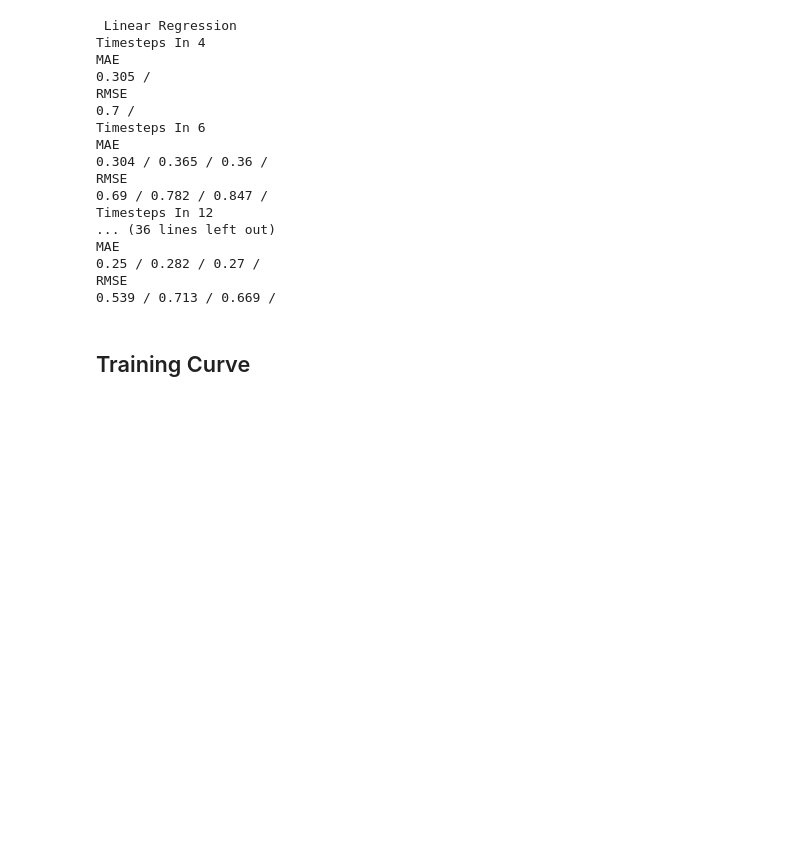
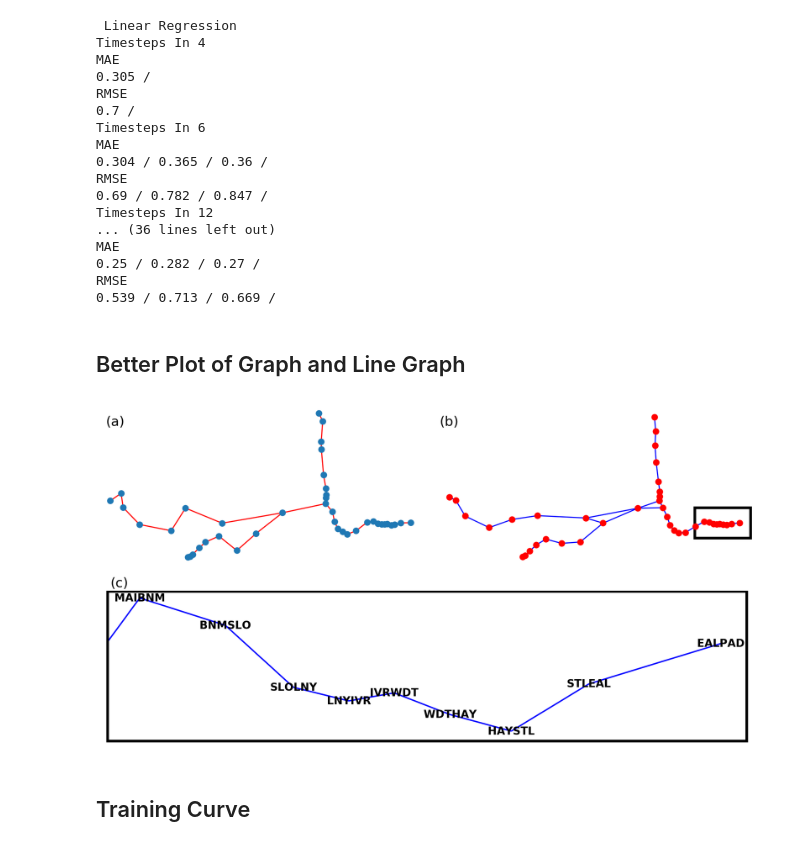
Before and after one commit to jacob-heglund/raildelay, a Jupyter notebook: notebooks/raildelays_create_data.ipynb, the cells around one changed output. Drawn from its saved outputs; the diff is of its cells as text; code cells hidden in the pictures; blank space fills up the shorter version.

```diff
--- a/notebooks/raildelays_create_data.ipynb
+++ b/notebooks/raildelays_create_data.ipynb
@@ -733,6 +741,79 @@ MAE
 0.25 / 0.282 / 0.27 /
 RMSE
 0.539 / 0.713 / 0.669 /
+# %% [markdown]
+## Better Plot of Graph and Line Graph
+# %%
+import matplotlib.gridspec as gridspec
+from matplotlib.patches import Rectangle
+from matplotlib import collections  as mc
+# fig, ax = plt.subplots(nrows=1 ,ncols=3,figsize=(7.5, 2.5), dpi=dpi)
+
+xlim = (-3.99, 0)
+ylim = (51.32, 52.08)
+
+fig = plt.figure(tight_layout=True, figsize=(7.05, 3.75), dpi=dpi)
+gs = gridspec.GridSpec(2, 2)
+
+ax = fig.add_subplot(gs[0, 0])
+nx.draw(G, idx_position, node_size=15, width=0.8, color="b", edge_color="r")
+plt.xlim(xlim)
+plt.ylim(ylim)
+plt.text(-4,52, "(a)")
+plt.tight_layout()
+
+
+ax = fig.add_subplot(gs[0, 1])
+nx.draw(LG, edge_position, node_size=15, width=0.8, node_color="r", edge_color="b")
+# draw rectangle for the zoomed image
+rect = Rectangle((-0.8,51.44),0.7,0.15,linewidth=2,edgecolor='k',facecolor='None')
+ax.add_patch(rect)
+plt.text(-4,52, "(b)")
+plt.xlim(xlim)
+plt.ylim(ylim)
+plt.tight_layout()
+
+ax = fig.add_subplot(gs[1, :])
+plt.sca(ax)
+nx.draw(LG, edge_position, node_size=0, width=0.8, node_color="r", edge_color="b")
+nx.draw_networkx_labels(LG, edge_position, edge_label, font_size=8, font_weight="bold")
+nx.draw_networkx_edges(LG, edge_position, edge_color="b")
+
+# these work for zooming in around London
+xlim = (-0.71, -0.21)
+ylim = (51.503, 51.522)
+rect = Rectangle((-0.7091,51.5033),0.49,0.0186,linewidth=2,edgecolor='k',facecolor='None')
+ax.add_patch(rect)
+plt.text(-0.707,51.5033 + 0.0192, "(c)")
+
+# drawing line works, but it squishes the image vertically which isn't ideal for a paper
+# # draw lines pointing from the small rectangle to the large rectangle
+# # vertical line
+# # bottom point
+# x1, y1 = (-0.707+0.47, 51.503 + 0.0187), (-0.707+0.47, 51.503+0.0187)
+# # top point
+# x2, y2 = (-0.707+0.49, 51.503 + 0.037), (-0.707+0.49, 51.503+0.037)
+
+# # slanted line
+# #bottom point
+# x3, y3 = (-0.707+0.4, 51.503 + 0.0187), (-0.707+0.4, 51.503+0.0187)
+# # top point
+# x4, y4 = (-0.707+0.45, 51.503+0.037), (-0.707+0.45, 51.503+0.037)
+
+
+# lines = [[x1, y1, x2, y2], [x3, y3, x4, y4]]
+# # lines = [[x1, y1, x2, y2]]
+# lc = mc.LineCollection(lines, linewidths = 1, color="k", zorder=0)
+# lc.set_clip_on(False)
+# ax.add_collection(lc)
+
+plt.xlim(xlim)
+plt.ylim(ylim)
+plt.tight_layout()
+
+plt.show()
+# %% [output]
+[figure, added]
 # %% [markdown]
 ## Training Curve
 # %%
```
Also changed, not shown: parts of 13 cells of this notebook, 13 other files.
